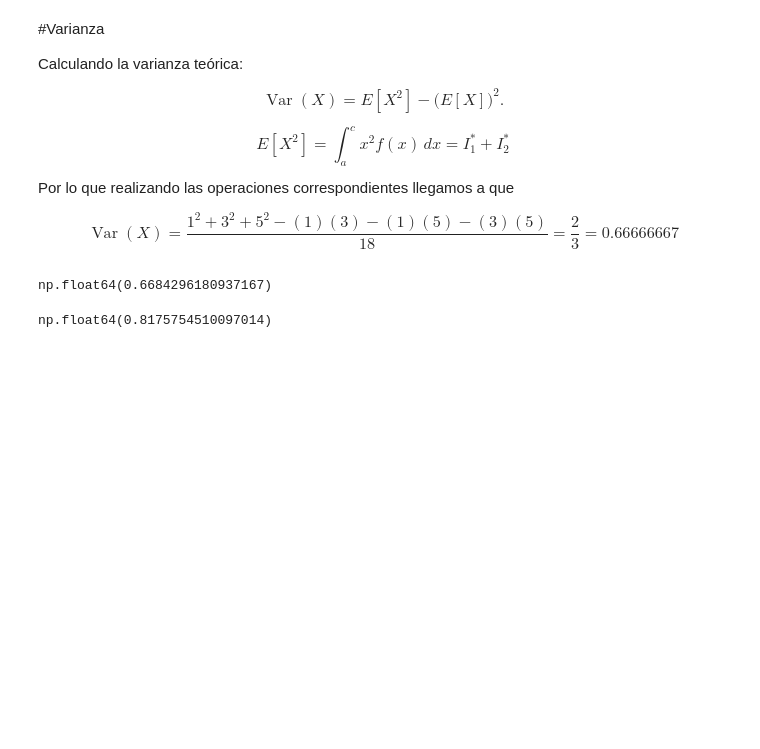
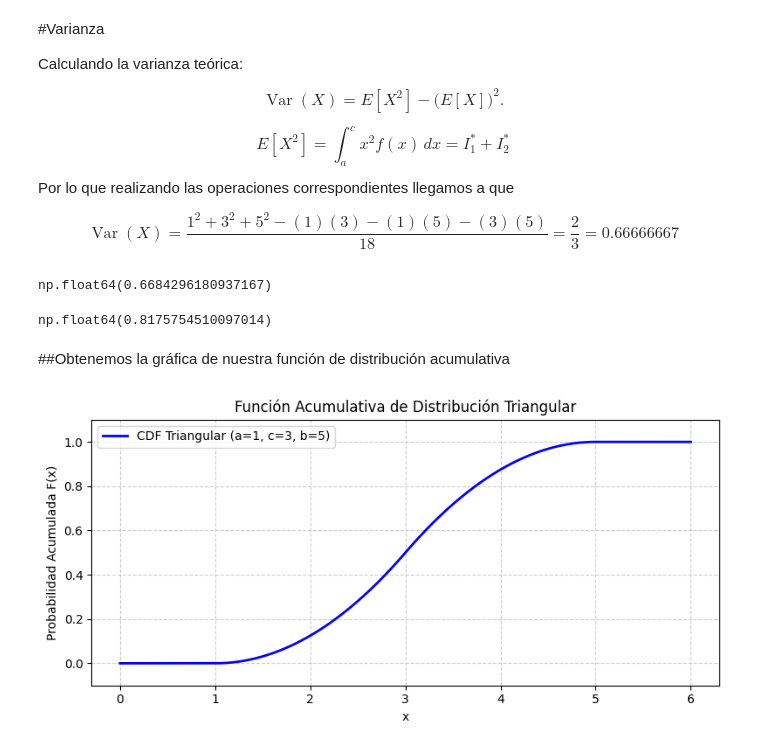
Before and after one commit to ClementeGarcia/Simulaci-n-1, a Jupyter notebook: Transformada_inversa.ipynb, the cells around one changed output. Saved outputs shown, nothing was run; the diff lists cells and outputs as text; code cells hidden in the pictures; blank space fills up the shorter version.

```diff
--- a/Transformada_inversa.ipynb
+++ b/Transformada_inversa.ipynb
@@ -132,3 +132,43 @@ np.float64(0.6684296180937167)
 np.std(a) #Calculamos la desviación enstándar simulada
 # %% [output]
 np.float64(0.8175754510097014)
+# %% [markdown]
+##Obtenemos la gráfica de nuestra función de distribución acumulativa
+# %%
+import numpy as np
+import matplotlib.pyplot as plt
+
+a = 1
+c = 3
+b = 5
+
+# Crear valores de x desde a-1 hasta b+1
+x = np.linspace(a - 1, b + 1, 500)
+
+# Calcular la CDF manualmente
+y = np.zeros_like(x)
+for i, xi in enumerate(x):
+    if xi < a:
+        y[i] = 0
+    elif a <= xi <= c:
+        y[i] = (xi - a)**2 / ((b - a) * (c - a))
+    elif c <= xi <= b:
+        y[i] = 1 - (b - xi)**2 / ((b - a) * (b - c))
+    else:
+        y[i] = 1
+
+# Graficar
+plt.figure(figsize=(8, 4))
+plt.plot(x, y, 'b-', linewidth=2, label=f'CDF Triangular (a={a}, c={c}, b={b})')
+
+# Ajustes estéticos
+plt.title('Función Acumulativa de Distribución Triangular')
+plt.xlabel('x')
+plt.ylabel('Probabilidad Acumulada F(x)')
+plt.legend()
+plt.grid(True, linestyle='--', alpha=0.6)
+plt.ylim(-0.1, 1.1)
+plt.tight_layout()
+plt.show()
+# %% [output]
+[figure, added]
```
